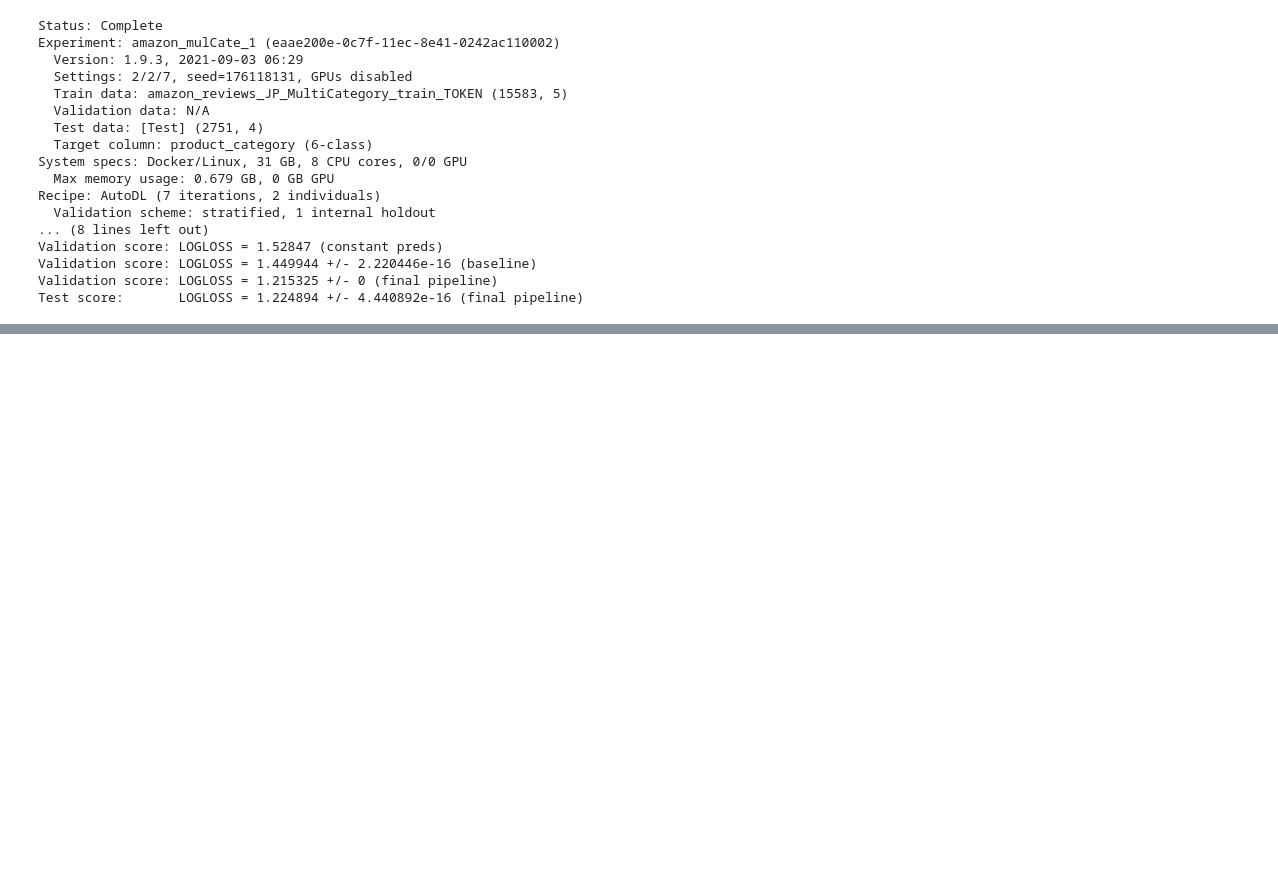
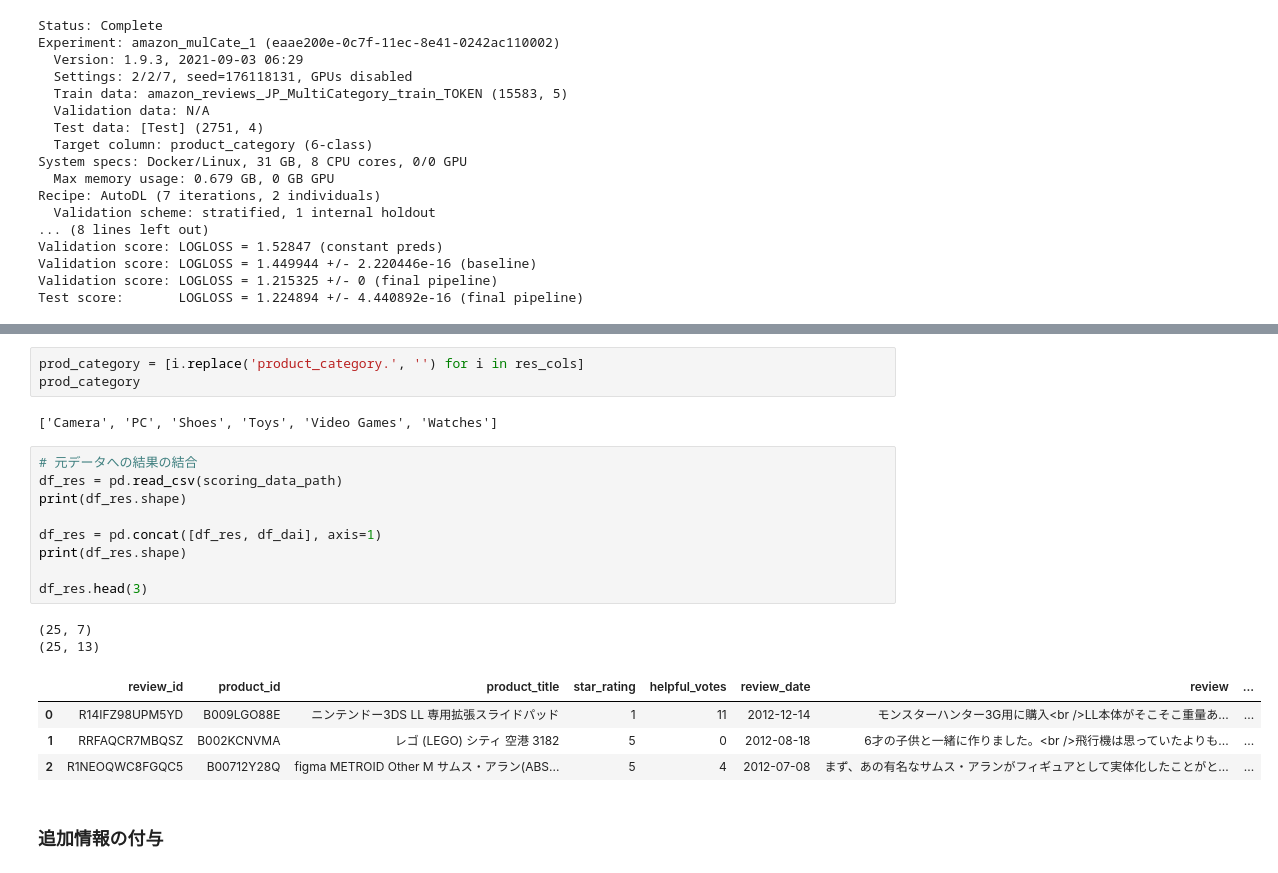
Before and after one commit to yukismd/Driverless_AI_ClientAccess, a Jupyter notebook: IID_Table/data_recipe.ipynb, the cells around one changed output, grey strips where cells are left out. Saved outputs shown, nothing was run; the diff lists cells and outputs as text; blank space fills up the shorter version.

```diff
--- a/IID_Table/data_recipe.ipynb
+++ b/IID_Table/data_recipe.ipynb
@@ -117,0 +287,23 @@ product_category
+# %%
+prod_category = [i.replace('product_category.', '') for i in res_cols]
+prod_category
+# %% [output]
+['Camera', 'PC', 'Shoes', 'Toys', 'Video Games', 'Watches']
+# %%
+# 元データへの結果の結合
+df_res = pd.read_csv(scoring_data_path)
+print(df_res.shape)
+
+df_res = pd.concat([df_res, df_dai], axis=1)
+print(df_res.shape)
+
+df_res.head(3)
+# %% [output]
+(25, 7)
+(25, 13)
+|  | review_id | product_id | product_title | star_rating | helpful_votes | review_date | review | ... |
+| 0 | R14IFZ98UPM5YD | B009LGO88E | ニンテンドー3DS LL 専用拡張スライドパッド | 1 | 11 | 2012-12-14 | モンスターハンター3G用に購入<br />LL本体がそこそこ重量あ... | ... |
+| 1 | RRFAQCR7MBQSZ | B002KCNVMA | レゴ (LEGO) シティ 空港 3182 | 5 | 0 | 2012-08-18 | 6才の子供と一緒に作りました。<br />飛行機は思っていたよりも... | ... |
+| 2 | R1NEOQWC8FGQC5 | B00712Y28Q | figma METROID Other M サムス・アラン(ABS... | 5 | 4 | 2012-07-08 | まず、あの有名なサムス・アランがフィギュアとして実体化したことがと... | ... |
+# %% [markdown]
+### 追加情報の付与
```
Also changed, not shown: parts of 46 cells of this notebook, 1 other file.
